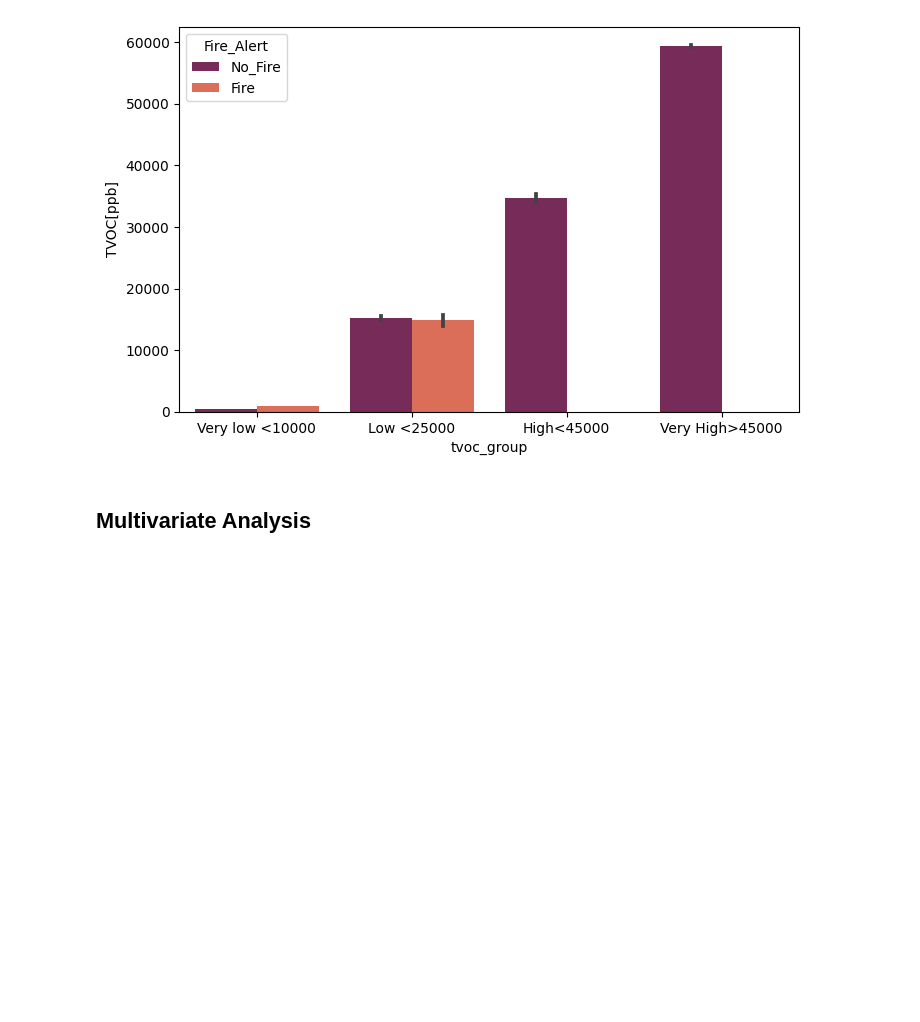
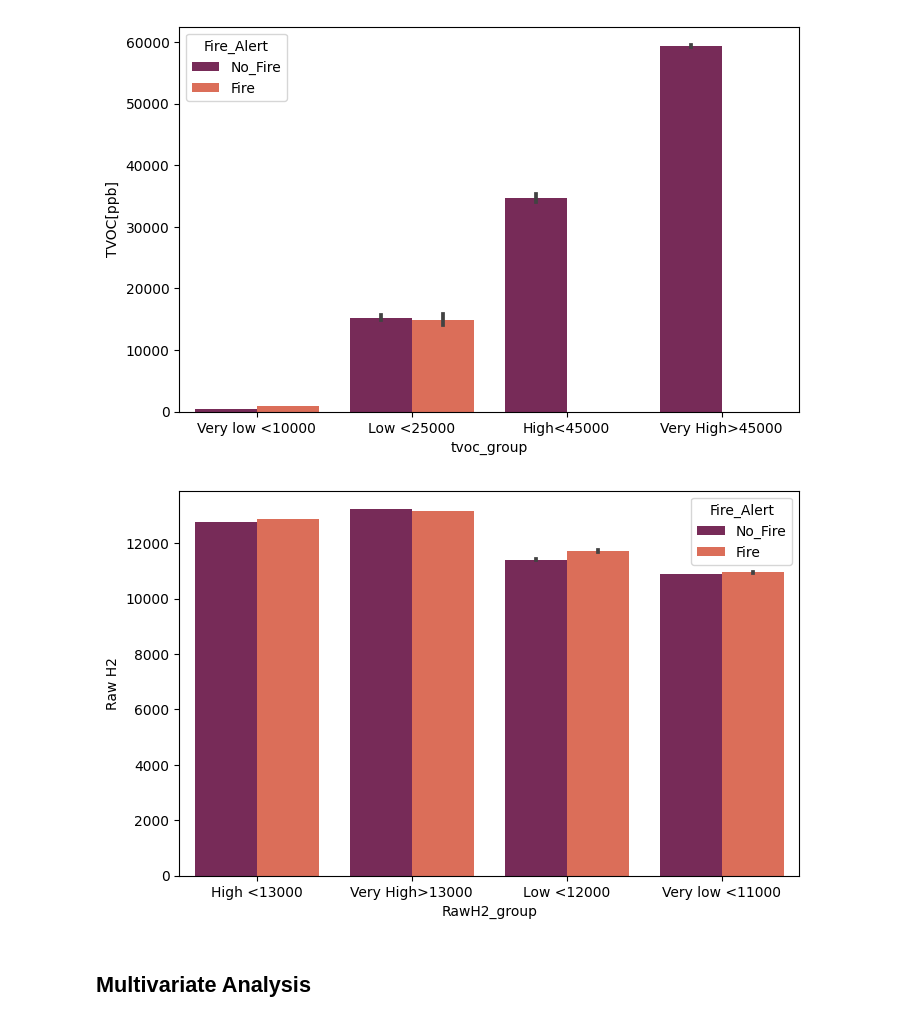
Before and after one commit to kayodeolusanya/Smoke-Detection-Project, a Jupyter notebook: Smoke_Detection.ipynb, the cells around one changed output. Saved outputs shown, nothing was run; the diff lists cells and outputs as text; code cells hidden in the pictures; blank space fills up the shorter version.

```diff
--- a/Smoke_Detection.ipynb
+++ b/Smoke_Detection.ipynb
@@ -401,6 +434,12 @@ sns.barplot( x='tvoc_group', y='TVOC[ppb]', data=df, hue='Fire_Alert',palette='r
 plt.show()
 # %% [output]
 [figure]
+# %%
+plt.figure(figsize= (8,5))
+sns.barplot( x='RawH2_group', y='Raw H2', data=df, hue='Fire_Alert',palette='rocket')
+plt.show()
+# %% [output]
+[figure, added]
 # %% [markdown]
 ## Multivariate Analysis
 # %%
```
Also changed, not shown: parts of 6 cells of this notebook.
